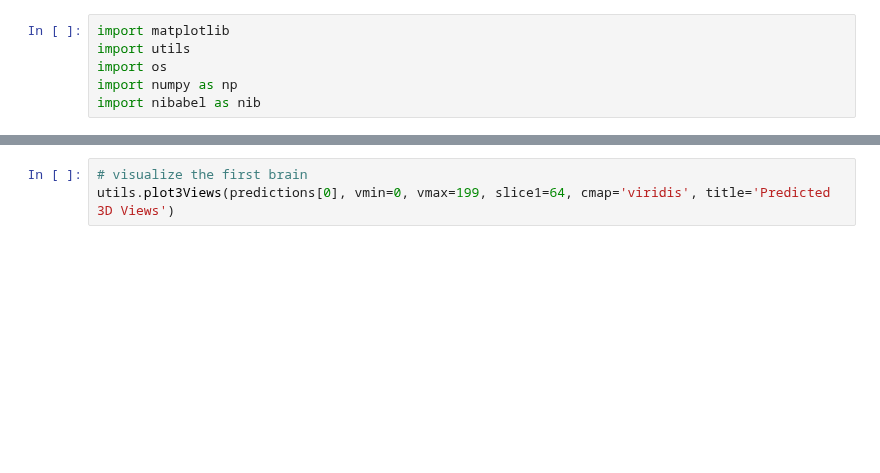
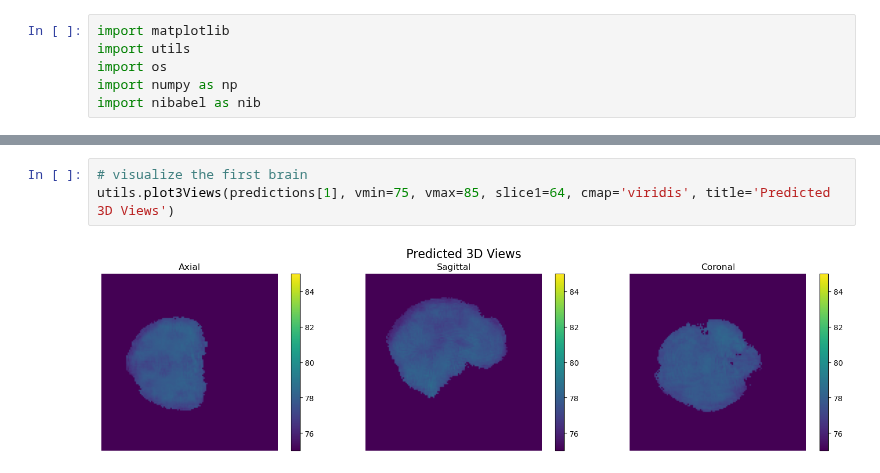
Before and after one commit to irimia-laboratory/USC_LBA_estimator, a Jupyter notebook: checkio.ipynb, the cells around one changed output, grey strips where cells are left out. Cells and saved outputs as stored; diff of their text form; blank space fills up the shorter version.

```diff
--- a/checkio.ipynb
+++ b/checkio.ipynb
@@ -37,3 +48,5 @@ for npy_file in npy_files:
 # %%
 # visualize the first brain
-utils.plot3Views(predictions[0], vmin=0, vmax=199, slice1=64, cmap='viridis', title='Predicted 3D Views')
+utils.plot3Views(predictions[1], vmin=75, vmax=85, slice1=64, cmap='viridis', title='Predicted 3D Views')
+# %% [output]
+[figure, added]
```
Also changed, not shown: parts of 4 cells of this notebook, 11 other files.
